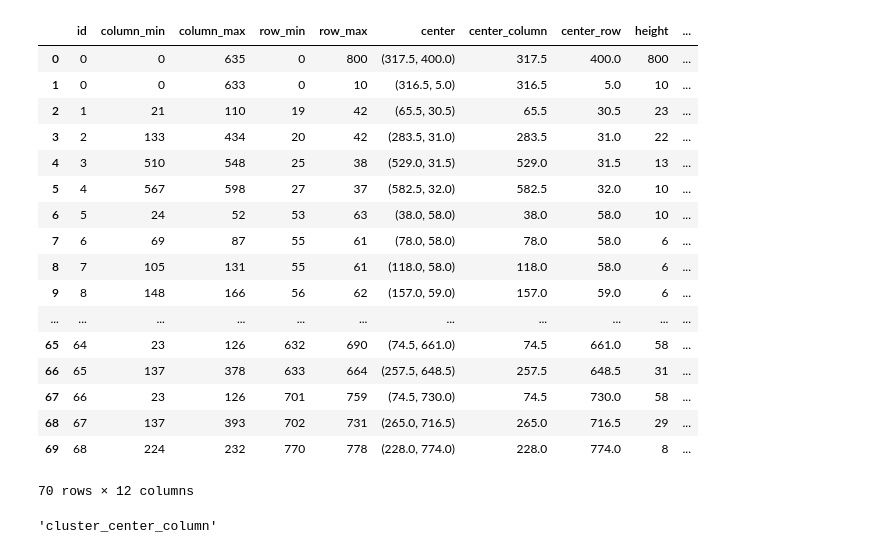
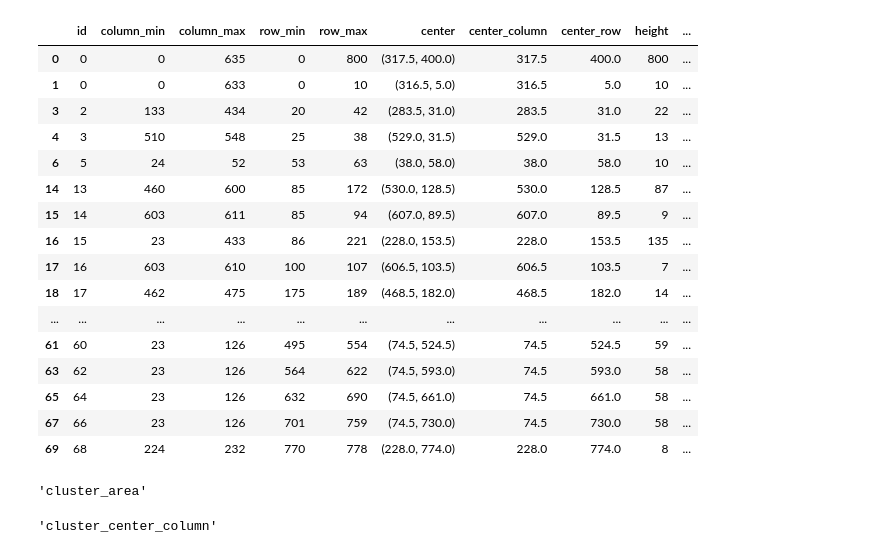
Before and after one commit to MulongXie/UI2CODE, a Jupyter notebook: Code-Generation/Untitled.ipynb, the cells around one changed output. Saved outputs shown, nothing was run; the diff lists cells and outputs as text; code cells hidden in the pictures.

Commit message:
add reload data in DF_Compo

```diff
--- a/Code-Generation/Untitled.ipynb
+++ b/Code-Generation/Untitled.ipynb
@@ -2,3 +2,5 @@
 from DF_Compos import DF_Compos
 # %%
 compos = DF_Compos('compo.json', '9.png')
+# %%
+compos.compos_dataframe = compos.select_by_class(['Compo', 'Background'])
@@ -5,26 +9,29 @@ compos = DF_Compos('compo.json', '9.png')
+# %%
+compos.compos_dataframe
+# %% [output]
+|  | id | column_min | column_max | row_min | row_max | center | center_column | center_row | height | ... |
+| 0 | 0 | 0 | 635 | 0 | 800 | (317.5, 400.0) | 317.5 | 400.0 | 800 | ... |
+| 1 | 0 | 0 | 633 | 0 | 10 | (316.5, 5.0) | 316.5 | 5.0 | 10 | ... |
+| 3 | 2 | 133 | 434 | 20 | 42 | (283.5, 31.0) | 283.5 | 31.0 | 22 | ... |
+| 4 | 3 | 510 | 548 | 25 | 38 | (529.0, 31.5) | 529.0 | 31.5 | 13 | ... |
+| 6 | 5 | 24 | 52 | 53 | 63 | (38.0, 58.0) | 38.0 | 58.0 | 10 | ... |
+| 14 | 13 | 460 | 600 | 85 | 172 | (530.0, 128.5) | 530.0 | 128.5 | 87 | ... |
+| 15 | 14 | 603 | 611 | 85 | 94 | (607.0, 89.5) | 607.0 | 89.5 | 9 | ... |
+| 16 | 15 | 23 | 433 | 86 | 221 | (228.0, 153.5) | 228.0 | 153.5 | 135 | ... |
+| 17 | 16 | 603 | 610 | 100 | 107 | (606.5, 103.5) | 606.5 | 103.5 | 7 | ... |
+| 18 | 17 | 462 | 475 | 175 | 189 | (468.5, 182.0) | 468.5 | 182.0 | 14 | ... |
+| ... | ... | ... | ... | ... | ... | ... | ... | ... | ... | ... |
+| 61 | 60 | 23 | 126 | 495 | 554 | (74.5, 524.5) | 74.5 | 524.5 | 59 | ... |
+| 63 | 62 | 23 | 126 | 564 | 622 | (74.5, 593.0) | 74.5 | 593.0 | 58 | ... |
+| 65 | 64 | 23 | 126 | 632 | 690 | (74.5, 661.0) | 74.5 | 661.0 | 58 | ... |
+| 67 | 66 | 23 | 126 | 701 | 759 | (74.5, 730.0) | 74.5 | 730.0 | 58 | ... |
+| 69 | 68 | 224 | 232 | 770 | 778 | (228.0, 774.0) | 228.0 | 774.0 | 8 | ... |
 # %%
 compos.s = compos.select_category(['Compo', 'Text'])
-# %%
-compos.cl
-# %% [output]
-|  | id | column_min | column_max | row_min | row_max | center | center_column | center_row | height | ... |
-| 0 | 0 | 0 | 635 | 0 | 800 | (317.5, 400.0) | 317.5 | 400.0 | 800 | ... |
-| 1 | 0 | 0 | 633 | 0 | 10 | (316.5, 5.0) | 316.5 | 5.0 | 10 | ... |
-| 2 | 1 | 21 | 110 | 19 | 42 | (65.5, 30.5) | 65.5 | 30.5 | 23 | ... |
-| 3 | 2 | 133 | 434 | 20 | 42 | (283.5, 31.0) | 283.5 | 31.0 | 22 | ... |
-| 4 | 3 | 510 | 548 | 25 | 38 | (529.0, 31.5) | 529.0 | 31.5 | 13 | ... |
-| 5 | 4 | 567 | 598 | 27 | 37 | (582.5, 32.0) | 582.5 | 32.0 | 10 | ... |
-| 6 | 5 | 24 | 52 | 53 | 63 | (38.0, 58.0) | 38.0 | 58.0 | 10 | ... |
-| 7 | 6 | 69 | 87 | 55 | 61 | (78.0, 58.0) | 78.0 | 58.0 | 6 | ... |
-| 8 | 7 | 105 | 131 | 55 | 61 | (118.0, 58.0) | 118.0 | 58.0 | 6 | ... |
-| 9 | 8 | 148 | 166 | 56 | 62 | (157.0, 59.0) | 157.0 | 59.0 | 6 | ... |
-| ... | ... | ... | ... | ... | ... | ... | ... | ... | ... | ... |
-| 65 | 64 | 23 | 126 | 632 | 690 | (74.5, 661.0) | 74.5 | 661.0 | 58 | ... |
-| 66 | 65 | 137 | 378 | 633 | 664 | (257.5, 648.5) | 257.5 | 648.5 | 31 | ... |
-| 67 | 66 | 23 | 126 | 701 | 759 | (74.5, 730.0) | 74.5 | 730.0 | 58 | ... |
-| 68 | 67 | 137 | 393 | 702 | 731 | (265.0, 716.5) | 265.0 | 716.5 | 29 | ... |
-| 69 | 68 | 224 | 232 | 770 | 778 | (228.0, 774.0) | 228.0 | 774.0 | 8 | ... |
-70 rows × 12 columns
+# %%
+compos.DBSCAN_cluster_by_attr('area', eps=50)
+# %% [output]
+'cluster_area'
 # %%
 compos.DBSCAN_cluster_by_attr('center_column', eps=5)
 # %% [output]
```
Also changed, not shown: parts of 1 cell of this notebook, 1 other file.
